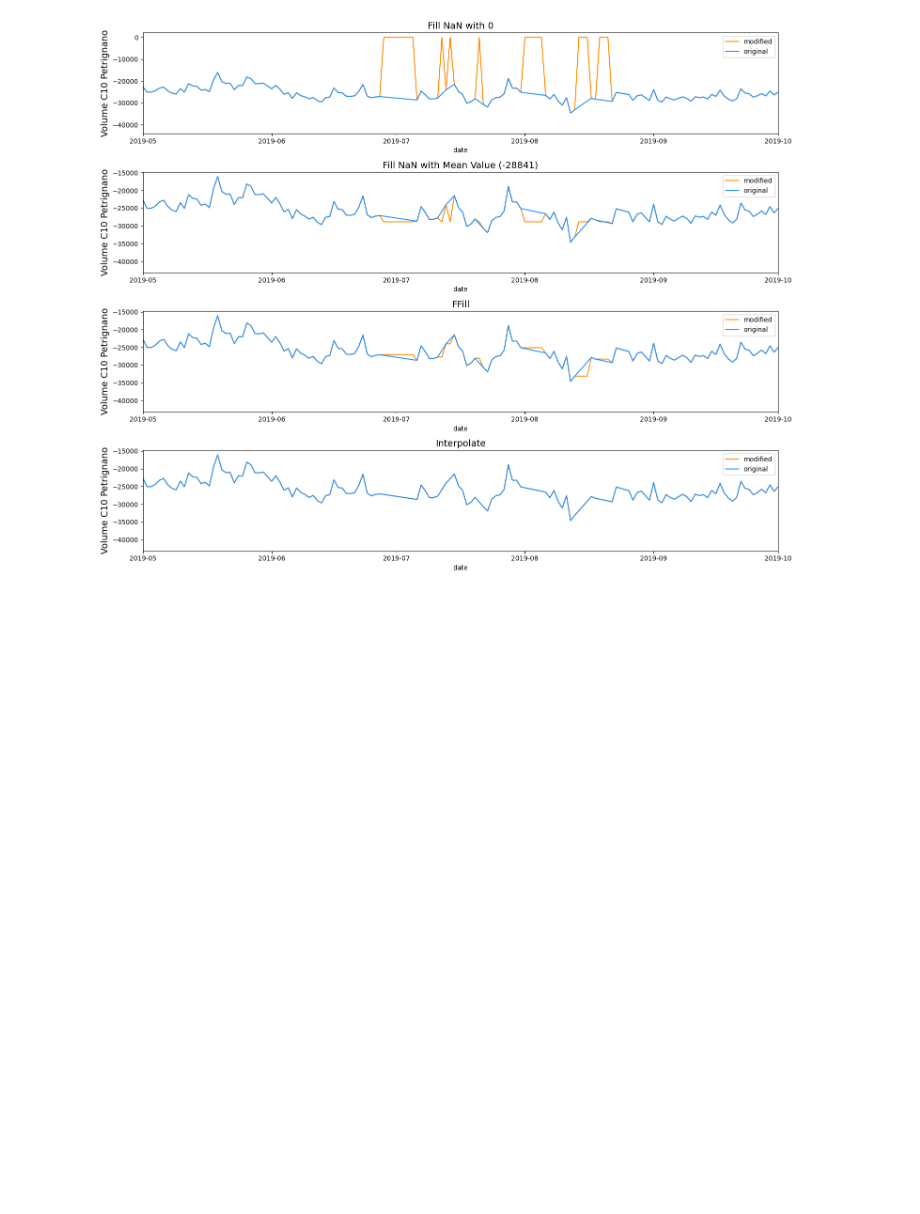
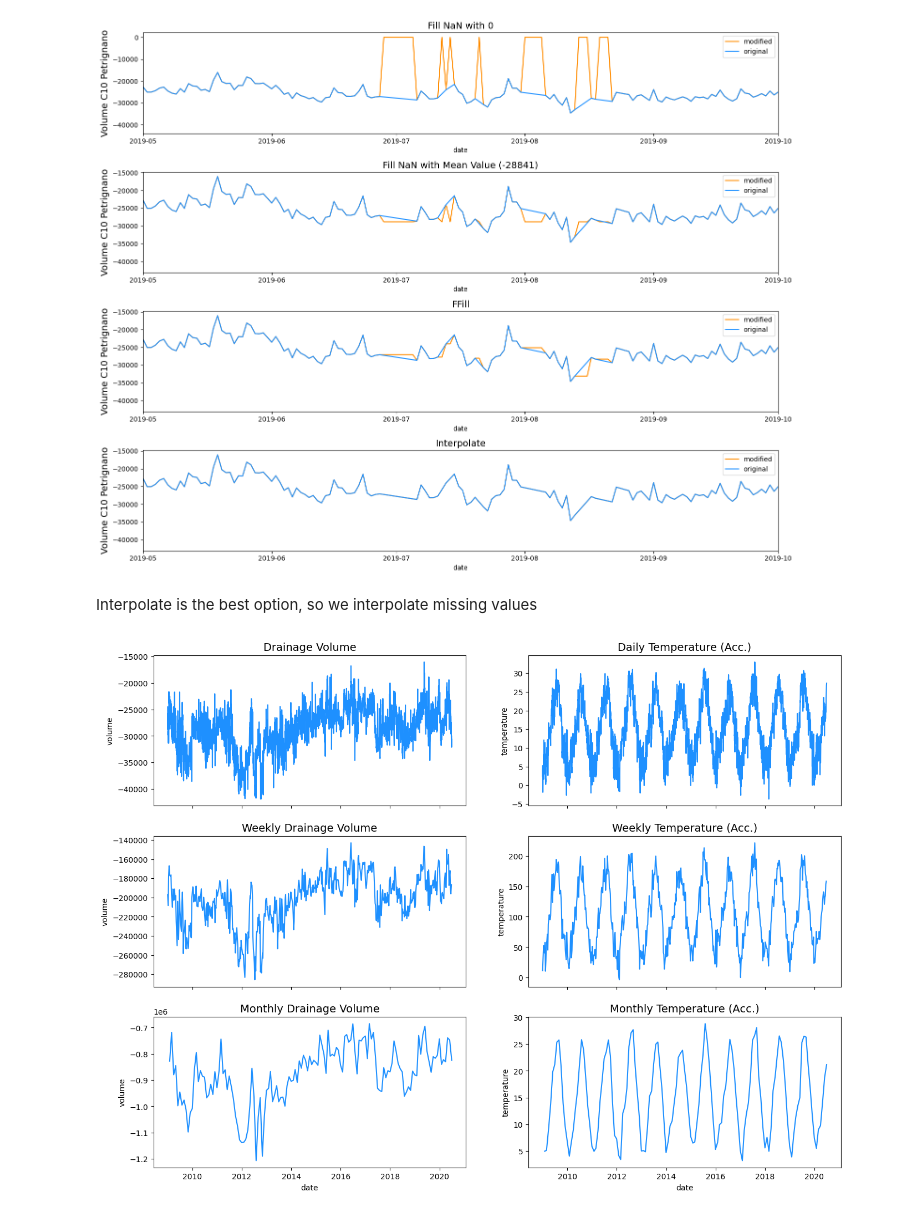
Before and after one commit to Jtoledo88/Time-Series-Project, a Jupyter notebook: src/explore.ipynb, the cells around one changed output. Cells and saved outputs as stored; diff of their text form; code cells hidden in the pictures; blank space fills up the shorter version.

Commit message:
interpolado de temperatura y volumen junto resambled

```diff
--- a/src/explore.ipynb
+++ b/src/explore.ipynb
@@ -146,3 +146,39 @@ plt.tight_layout()
 plt.show()
 # %% [output]
 [figure]
+# %% [markdown]
+Interpolate is the best option, so we interpolate missing values
+# %%
+df['volume'] = df['volume'].interpolate()
+df['river_hydrometry'] = df['river_hydrometry'].interpolate()
+df['depth_to_groundwater'] = df['depth_to_groundwater'].interpolate()
+# %%
+import matplotlib.pyplot as plt
+import seaborn as sns
+from datetime import date
+fig, ax = plt.subplots(ncols=2, nrows=3, sharex=True, figsize=(16,12))
+sns.lineplot(data=df, x='date', y='volume', color='dodgerblue', ax=ax[0,0])
+ax[0,0].set_title('Drainage Volume', fontsize=14)
+
+resampled_df = df[['date', 'volume']].resample('7D', on='date').sum().reset_index(drop=False)
+sns.lineplot(data=resampled_df, x='date', y='volume', color='dodgerblue', ax=ax[1,0])
+ax[1,0].set_title('Weekly Drainage Volume', fontsize=14)
+
+resampled_df = df[['date','volume']].resample('M', on='date').sum().reset_index(drop=False)
+sns.lineplot(data=resampled_df, x='date', y='volume', color='dodgerblue', ax=ax[2,0])
+ax[2,0].set_title('Monthly Drainage Volume', fontsize=14)
+
+sns.lineplot(data=df, x=df['date'], y=df['temperature'], color='dodgerblue', ax=ax[0,1])
+ax[0,1].set_title('Daily Temperature (Acc.)', fontsize=14)
+
+resampled_df = df[['date','temperature']].resample('7D', on='date').mean().reset_index(drop=False)
+sns.lineplot(data=resamble_df, x='date', y='temperature', color='dodgerblue', ax=ax[1,1])
+ax[1,1].set_title('Weekly Temperature (Acc.)', fontsize=14)
+
+resampled_df = df[['date','temperature']].resample('M', on='date').mean().reset_index(drop=False)
+sns.lineplot(data=resampled_df, x='date',y='temperature', color='dodgerblue', ax=ax[2,1])
+ax[2,1].set_title('Monthly Temperature (Acc.)', fontsize=14)
+
+plt.show()
+# %% [output]
+[figure, added]
```
Also changed, not shown: parts of 1 cell of this notebook.
